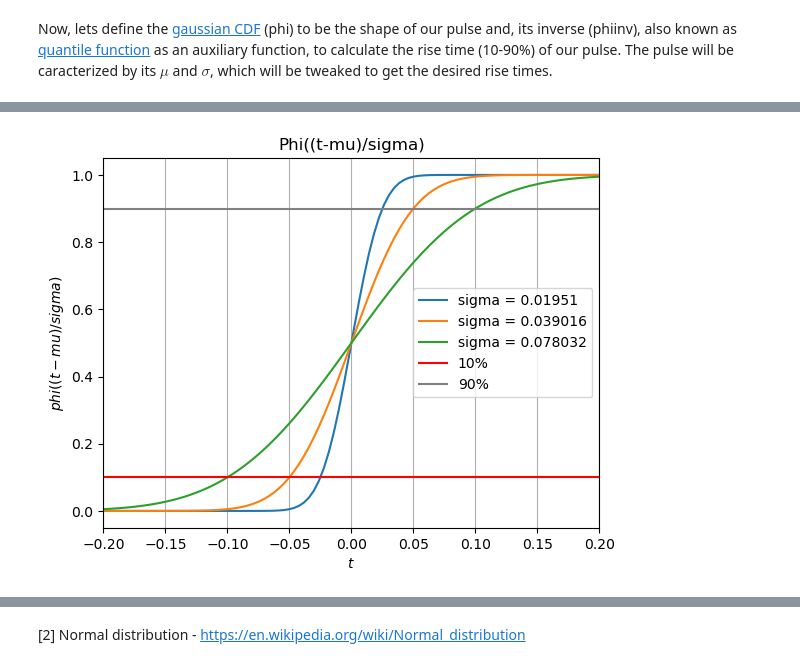
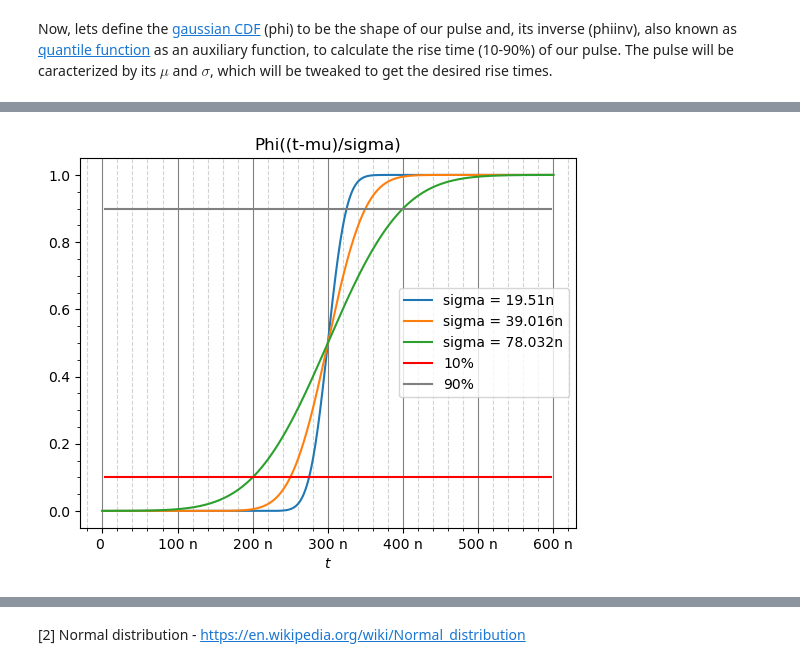
Before and after one commit to krgouveia/pulse_analysis, a Jupyter notebook: pulse analysis.ipynb, the cells around one changed output, grey strips where cells are left out. Cells and saved outputs as stored; diff of their text form; code cells hidden in the pictures.

```diff
--- a/pulse analysis.ipynb
+++ b/pulse analysis.ipynb
@@ -25,6 +25,13 @@ plt.ylabel('$erf(t)$')
 plt.title('Erf(t)')
 plt.show()
 
+t = np.linspace(-3, 3)
+plt.plot(t, special.erfc(t)-1) # it needed to - 1 to keep the simetry
+plt.xlabel('$t$')
+plt.ylabel('$erfc(t)$')
+plt.title('Erfc(t)')
+plt.show()
+
 v = np.linspace(-1, 1)
 plt.plot(v, special.erfinv(v))
 plt.xlabel('$v$')
@@ -125,23 +228,82 @@ risetime_10_90(0, 0.078032) #by inspection, RT=200ns can be obtained from sigma=
 # %%
-t = np.linspace(-0.2, 0.2, num = 100)
-mu = 0
-sigma = 0.01951
-sigma2 = 0.039016
-sigma3 = 0.078032
+t = np.linspace(0, 600 *10**(-9), num = 600)
+mu = 300 * 10**(-9)
+sigma = 19.51 * 10**(-9)
+sigma2 = 39.016 * 10**(-9)
+sigma3 = 78.032 * 10**(-9)
 
-plt.plot(t, phi(t, mu, sigma), label = 'sigma = 0.01951')
-plt.plot(t, phi(t, mu, sigma2), label = 'sigma = 0.039016')
-plt.plot(t, phi(t, mu, sigma3), label = 'sigma = 0.078032')
+rt50 = phi(t, mu, sigma)
+rt100 = phi(t, mu, sigma2)
+rt200 = phi(t, mu, sigma3)
 
-plt.axhline(0.1, 0, 1, color = 'red', label = '10%')
-plt.axhline(0.9, 0, 1, color = 'gray', label = '90%')
+plt.plot(t, rt50, label = 'sigma = 19.51n')
+plt.plot(t, rt100, label = 'sigma = 39.016n')
+plt.plot(t, rt200, label = 'sigma = 78.032n')
 
-plt.grid(visible = True, which = 'both', axis='x')
-plt.xlim(-0.2, 0.2)
+plt.axhline(0.1, 0.05, 0.95, color = 'red', label = '10%')
+plt.axhline(0.9, 0.05, 0.95, color = 'gray', label = '90%')
+
+plt.minorticks_on()
+plt.grid(visible = True, which = 'major', axis = 'x', color = 'gray')
+plt.grid(visible = True, which = 'minor', axis = 'x', color = 'lightgray', linestyle='--')
 plt.xlabel('$t$')
-plt.ylabel('$phi((t-mu)/sigma)$')
+#plt.ylabel('$phi((t-mu)/sigma)$')
 plt.title('Phi((t-mu)/sigma)')
 plt.legend()
+
+##### Define the formatter function for x-axis ticks
+#Courtesy of ChatGPT
+from matplotlib.ticker import FuncFormatter
+def format_x_ticks(value, _):
+    prefixes = ['p', 'n', 'u', 'm', '', 'k', 'M', 'G', 'T']  # Add more prefixes if needed
+    if value == 0:
+        prefix_index = 4
+    else:
+        prefix_index = int(np.floor(np.log10(abs(value)) / 3)) + 4
+    prefix = prefixes[prefix_index]
+    scaled_value = value / 10**((prefix_index - 4) * 3)
+    return f'{scaled_value:g} {prefix}'
+# Apply the formatter to x-axis ticks
+plt.gca().xaxis.set_major_formatter(FuncFormatter(format_x_ticks))
+#####
+
 plt.show()
+
+rt50c = phic(t, mu, sigma)
+rt100c = phic(t, mu, sigma2)
+rt200c = phic(t, mu, sigma3)
+
+plt.plot(t, rt50c, label = 'sigma = 19.51n')
+plt.plot(t, rt100c, label = 'sigma = 39.016n')
+plt.plot(t, rt200c, label = 'sigma = 78.032n')
+
+plt.axhline(0.1, 0.05, 0.95, color = 'red', label = '10%')
+plt.axhline(0.9, 0.05, 0.95, color = 'gray', label = '90%')
+
+plt.minorticks_on()
+plt.grid(visible = True, which = 'major', axis = 'x', color = 'gray')
+plt.grid(visible = True, which = 'minor', axis = 'x', color = 'lightgray', linestyle='--')
+plt.xlabel('$t$')
+#plt.ylabel('$phi((t-mu)/sigma)$')
+plt.title('Phi((t-mu)/sigma)')
+plt.legend()
+
+##### Define the formatter function for x-axis ticks
+#Courtesy of ChatGPT
+from matplotlib.ticker import FuncFormatter
+def format_x_ticks(value, _):
+    prefixes = ['p', 'n', 'u', 'm', '', 'k', 'M', 'G', 'T']  # Add more prefixes if needed
+    if value == 0:
+        prefix_index = 4
+    else:
+        prefix_index = int(np.floor(np.log10(abs(value)) / 3)) + 4
+    prefix = prefixes[prefix_index]
+    scaled_value = value / 10**((prefix_index - 4) * 3)
+    return f'{scaled_value:g} {prefix}'
+# Apply the formatter to x-axis ticks
+plt.gca().xaxis.set_major_formatter(FuncFormatter(format_x_ticks))
+#####
+
+plt.show()
 # %% [output]
-[figure, old version]
+[figure, new version]
```
Also changed, not shown: parts of 26 cells of this notebook.
